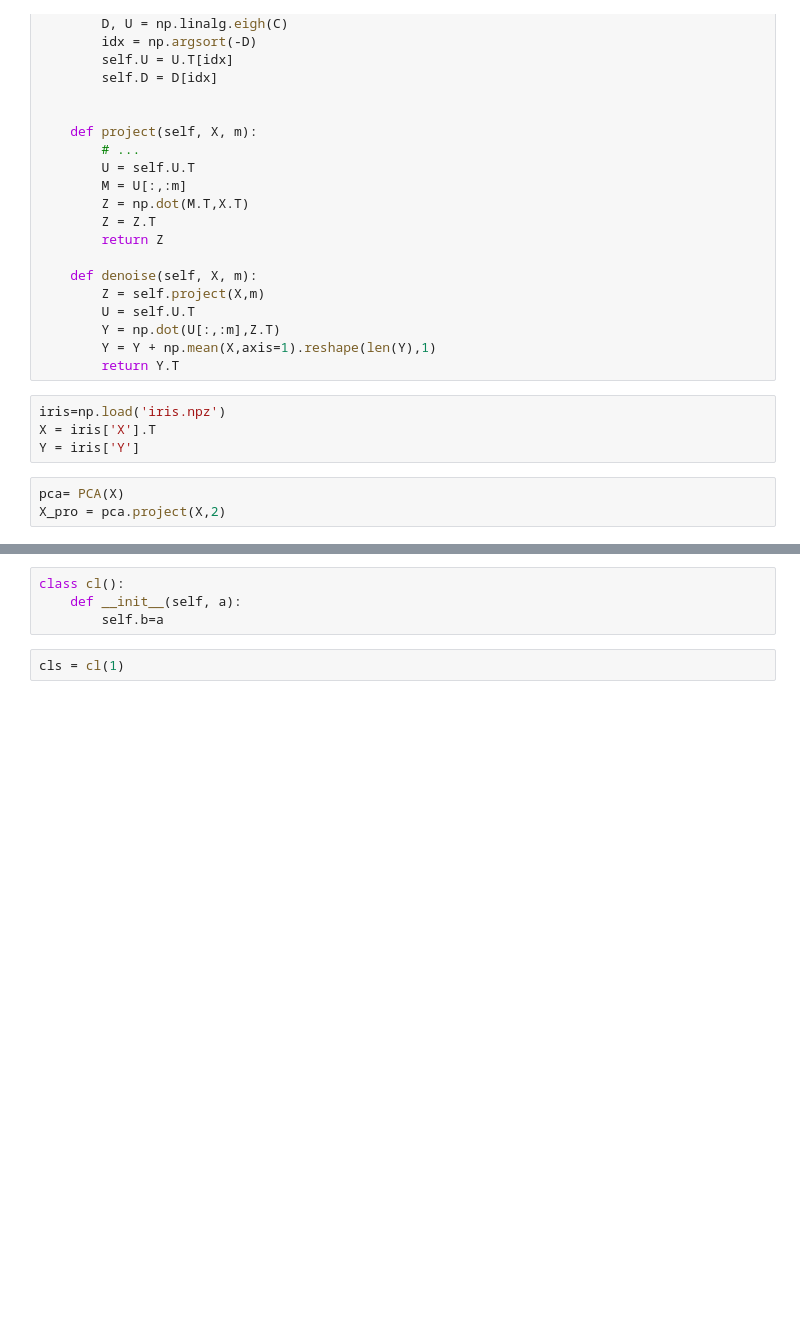
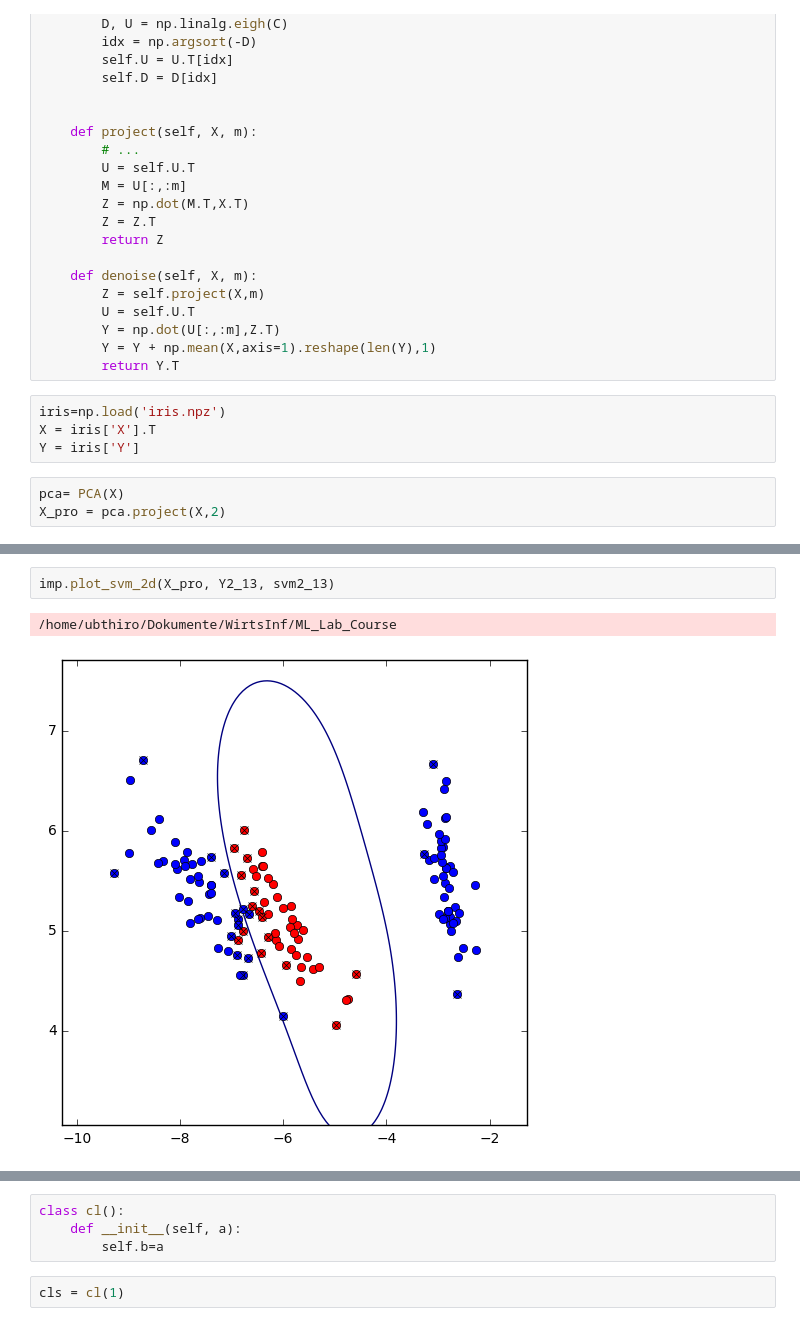
Before and after one commit to hirogit1002/ML_lab, a Jupyter notebook: 04/assign4.ipynb, the cells around one changed output, grey strips where cells are left out. Cells and saved outputs as stored; diff of their text form; blank space fills up the shorter version.

```diff
--- a/04/assign4.ipynb
+++ b/04/assign4.ipynb
@@ -276,0 +331,5 @@ Y3_13[np.where(Y3_13==3)]=1
+# %%
+imp.plot_svm_2d(X_pro, Y2_13, svm2_13)
+# %% [output]
+/home/ubthiro/Dokumente/WirtsInf/ML_Lab_Course
+[figure, added]
```
Also changed, not shown: parts of 6 cells of this notebook.
